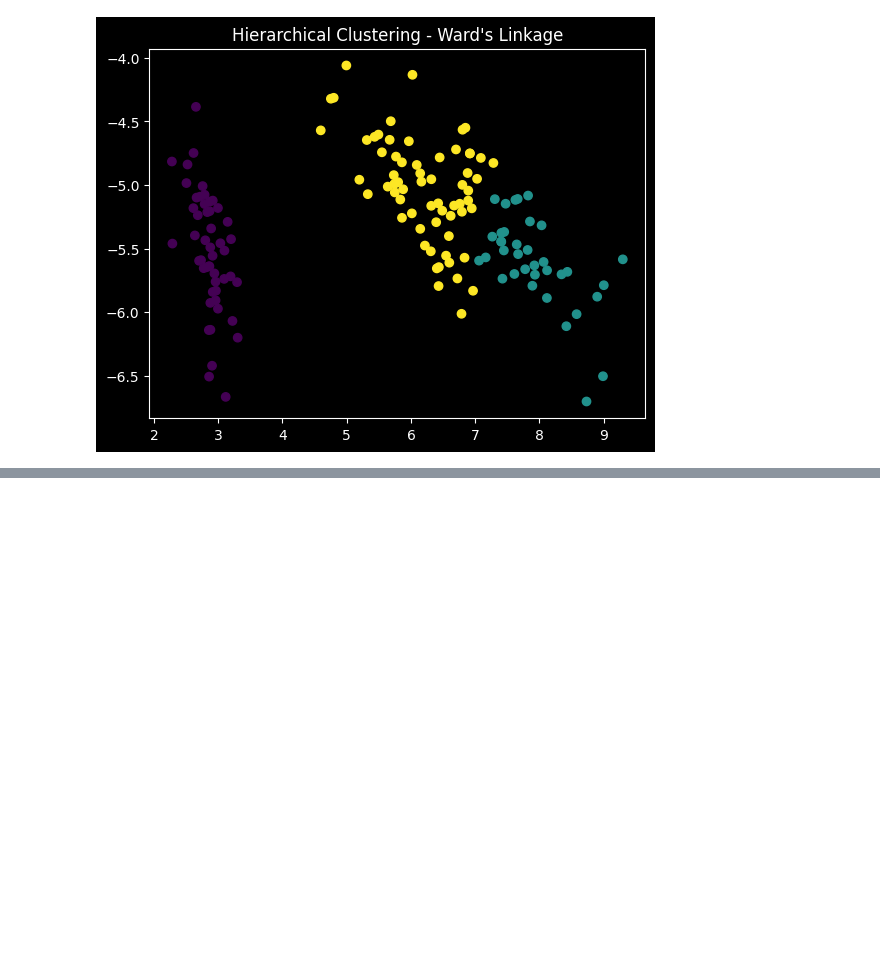
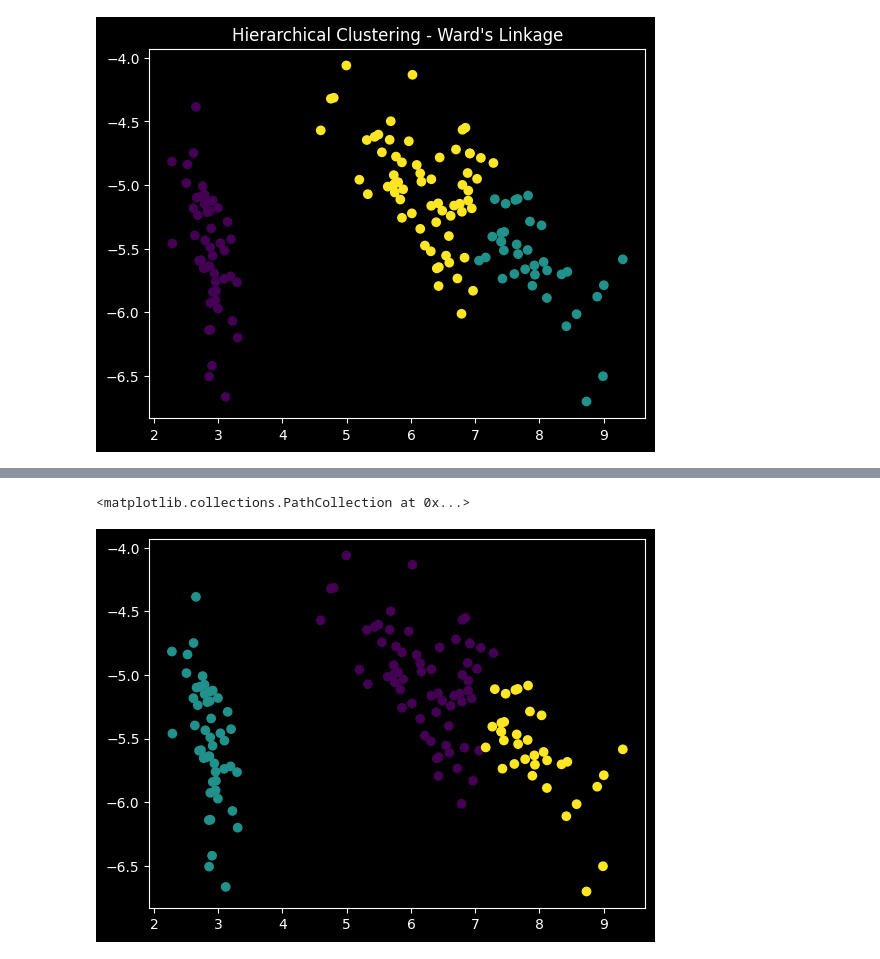
Before and after one commit to alessimichele/Unsupervised-Learning-2023, a Jupyter notebook: my_solution/Lab9.ipynb, the cells around one changed output, grey strips where cells are left out. Cells and saved outputs as stored; diff of their text form; code cells hidden in the pictures; blank space fills up the shorter version.

```diff
--- a/my_solution/Lab9.ipynb
+++ b/my_solution/Lab9.ipynb
@@ -104,0 +121,9 @@ plt.scatter(projected_data[:, 0], projected_data[:, 1], c=spectral_labels)
+# %%
+from sklearn.cluster import SpectralClustering
+
+sp = SpectralClustering(n_clusters=3, n_neighbors=5)
+lab = sp.fit_predict(data)
+plt.scatter(projected_data[:, 0], projected_data[:, 1], c=lab)
+# %% [output]
+<matplotlib.collections.PathCollection at 0x...>
+[figure, added]
```
Also changed, not shown: parts of 1 cell of this notebook.
